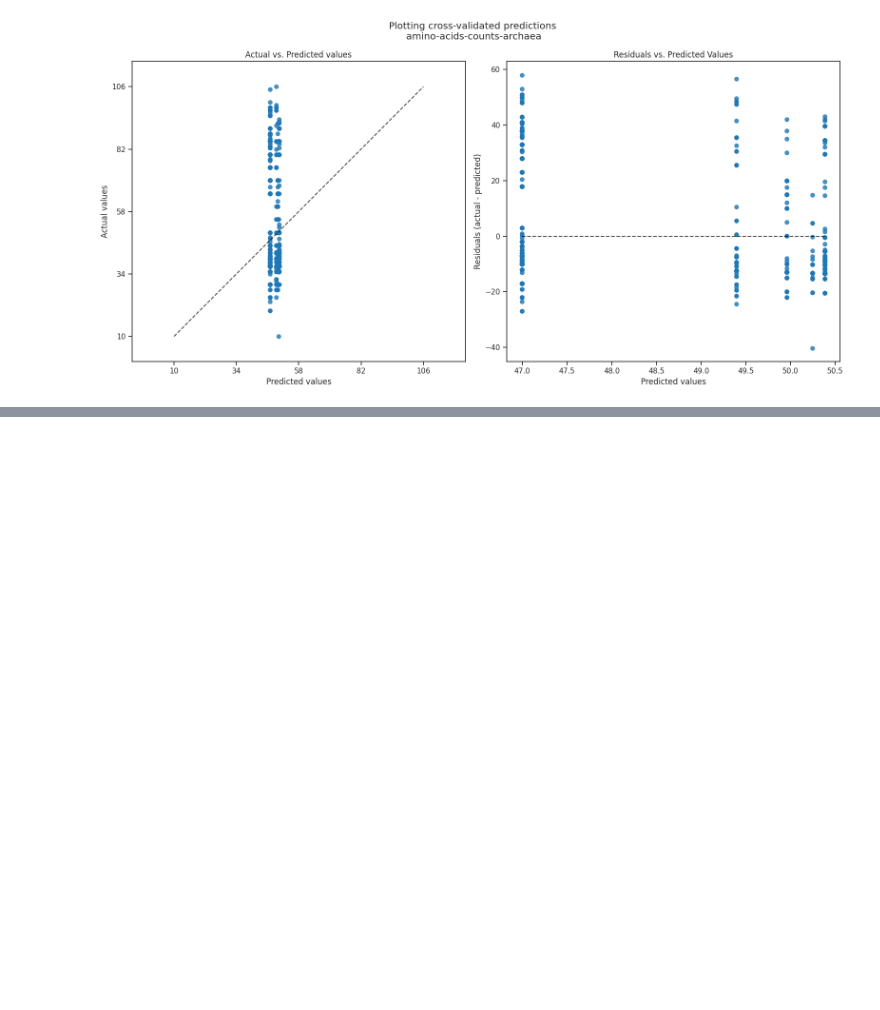
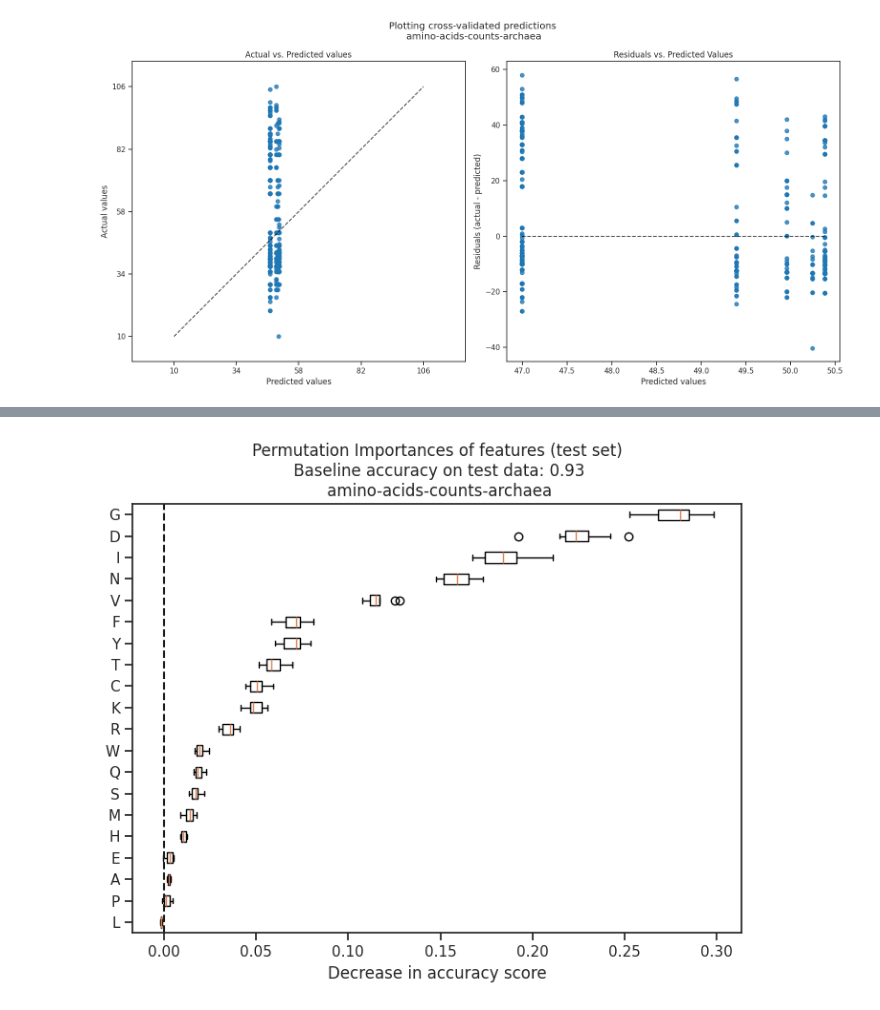
Before and after one commit to ArchaeaHunter/ogt-prophesy, a Jupyter notebook: src/notebook_archaea_ogt_prediction.ipynb, the cells around one changed output, grey strips where cells are left out. Saved outputs shown, nothing was run; the diff lists cells and outputs as text; code cells hidden in the pictures; blank space fills up the shorter version.

```diff
--- a/src/notebook_archaea_ogt_prediction.ipynb
+++ b/src/notebook_archaea_ogt_prediction.ipynb
@@ -63,0 +121,4 @@ Mean of r2 for all CV splits : -0.3803877861037861
+# %%
+pogt_lm.permutation_importance_test()
+# %% [output]
+[figure, added]
```
Also changed, not shown: parts of 8 cells of this notebook, 1 other file.
